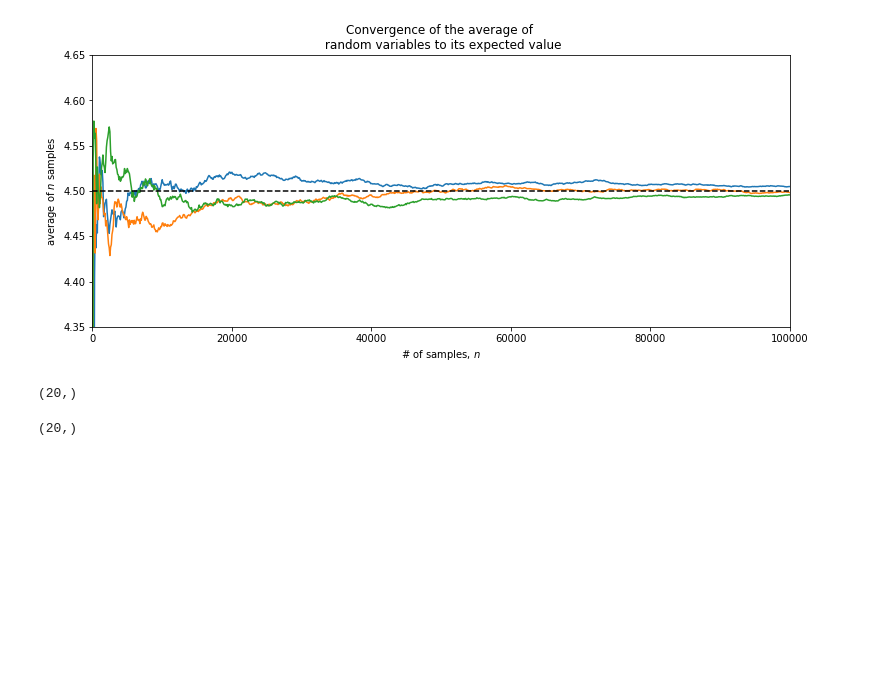
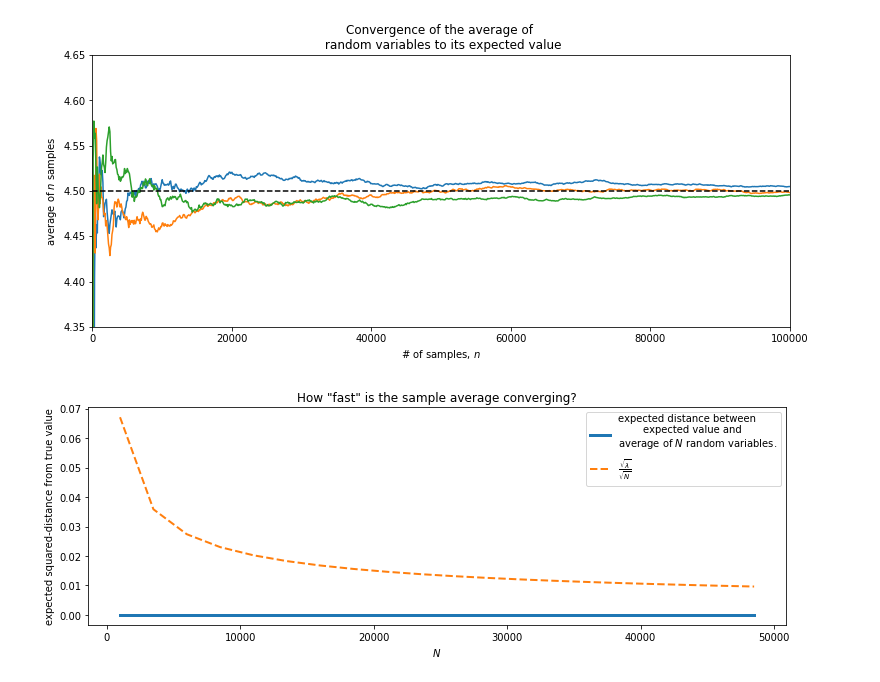
Before and after one commit to CLuiz/probabalistic_programming, a Jupyter notebook: c4.ipynb, the cells around one changed output. Saved outputs shown, nothing was run; the diff lists cells and outputs as text; code cells hidden in the pictures; blank space fills up the shorter version.

Commit message:
sample convergence speed chart

```diff
--- a/c4.ipynb
+++ b/c4.ipynb
@@ -31,29 +31,31 @@ plt.legend;
 # %%
 figsize(12.5, 4)
 
 N_Y = 250
 N_array = np.arange(1000, 50000, 2500)
 D_N_results = np.zeros_like(N_array)
 
-lambda = 4.5
+lambda_ = 4.5
 expected_value = lambda_
 
 def D_N(n):
     """This function approximates D_n, the average variance of using n samples.
     """
     Z = poi(lambda_, (n, N_Y))
     average_Z = Z.mean(axis=0)
-    return np.sqrt(((average_Z - expected_value)**2)).mean())
+    return np.sqrt(((average_Z - expected_value)**2).mean())
 
 for i, n in enumerate(N_array):
     D_N_results[i] = D_N(n)
 
 plt.xlabel('$N$')
+plt.ylabel('expected squared-distance from true value')
+plt.plot(N_array, D_N_results, lw=3,
+        label='expected distance between\n\
+        expected value and \naverage of $N$ random variables.')
+plt.plot(N_array, np.sqrt(expected_value) / np.sqrt(N_array),
+        lw=2, ls='--', label=r"$\frac{\sqrt{\lambda}}{\sqrt{N}}$")
+plt.legend()
+plt.title('How "fast" is the sample average converging?');
+# %% [output]
+[figure, added]
-# %%
-D_N_results.shape
-# %% [output]
-(20,)
-# %%
-N_array.shape
-# %% [output]
-(20,)
```
